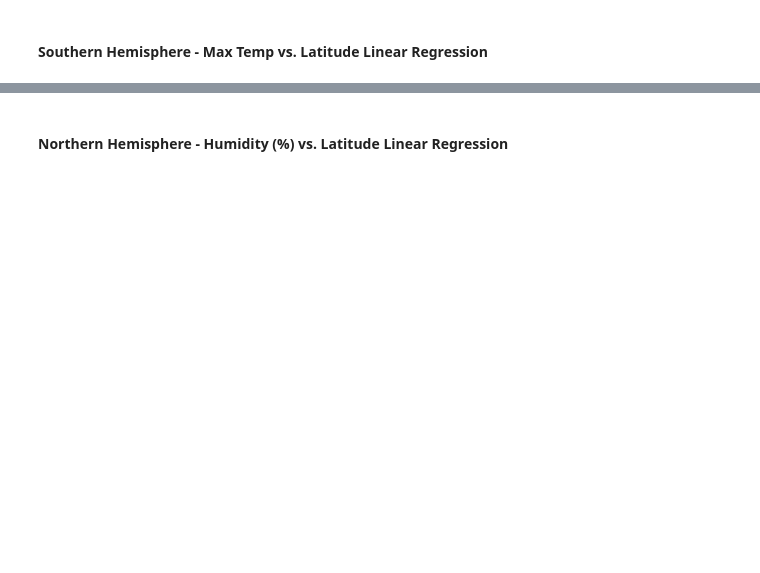
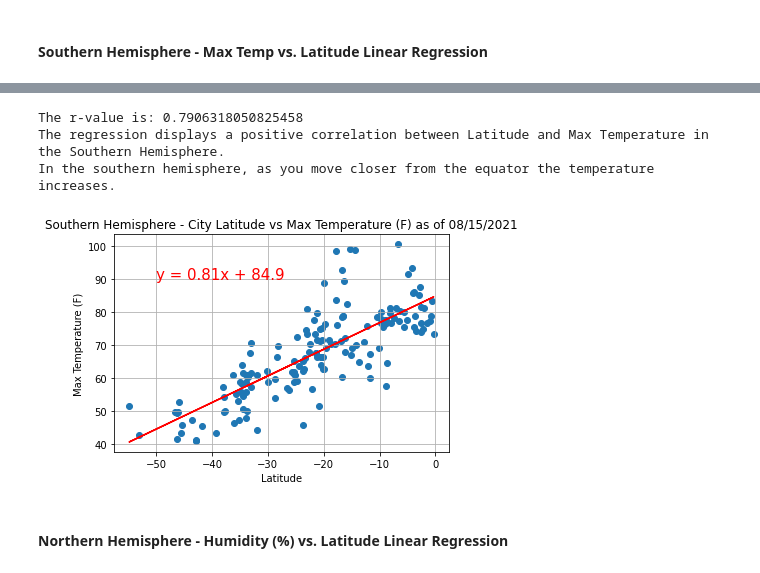
Before and after one commit to melissadiep94/python-api-challenge, a Jupyter notebook: WeatherPy/WeatherPy.ipynb, the cells around one changed output, grey strips where cells are left out. Cells and saved outputs as stored; diff of their text form; code cells hidden in the pictures; blank space fills up the shorter version.

```diff
--- a/WeatherPy/WeatherPy.ipynb
+++ b/WeatherPy/WeatherPy.ipynb
@@ -332,2 +323,27 @@ The r-value is: 0.6082708688906918
+# %%
+plt.scatter(southern_hem.iloc[:,2],southern_hem.iloc[:,4])
+plt.title("Southern Hemisphere - City Latitude vs Max Temperature (F) as of " + data_date)
+plt.xlabel('Latitude')
+plt.ylabel('Max Temperature (F)')
+latitude_SH = southern_hem.iloc[:,2]
+max_temp_SH = southern_hem.iloc[:,4]
+(slope, intercept, rvalue, pvalue, stderr) = linregress(latitude_SH, max_temp_SH)
+regress_values = latitude_SH * slope + intercept
+line_eq = "y = " + str(round(slope,2)) + "x + " + str(round(intercept,2))
+plt.annotate(line_eq,(-50,90),fontsize=15,color="red")
+plt.plot(latitude_SH,regress_values,"r-")
+#correlation = st.pearsonr(latitude_NH,max_temp_NH)
+print(f"The r-value is: {rvalue}")
+print("The regression displays a positive correlation between Latitude and Max Temperature in the Southern Hemisphere.")
+print("In the southern hemisphere, as you move closer from the equator the temperature increases.")
+
+
+plt.grid(True)
+plt.show()
+# %% [output]
+The r-value is: 0.7906318050825458
+The regression displays a positive correlation between Latitude and Max Temperature in the Southern Hemisphere.
+In the southern hemisphere, as you move closer from the equator the temperature increases.
+[figure, added]
 # %% [markdown]
 ####  Northern Hemisphere - Humidity (%) vs. Latitude Linear Regression
```
Also changed, not shown: parts of 18 cells of this notebook, 4 other files.
